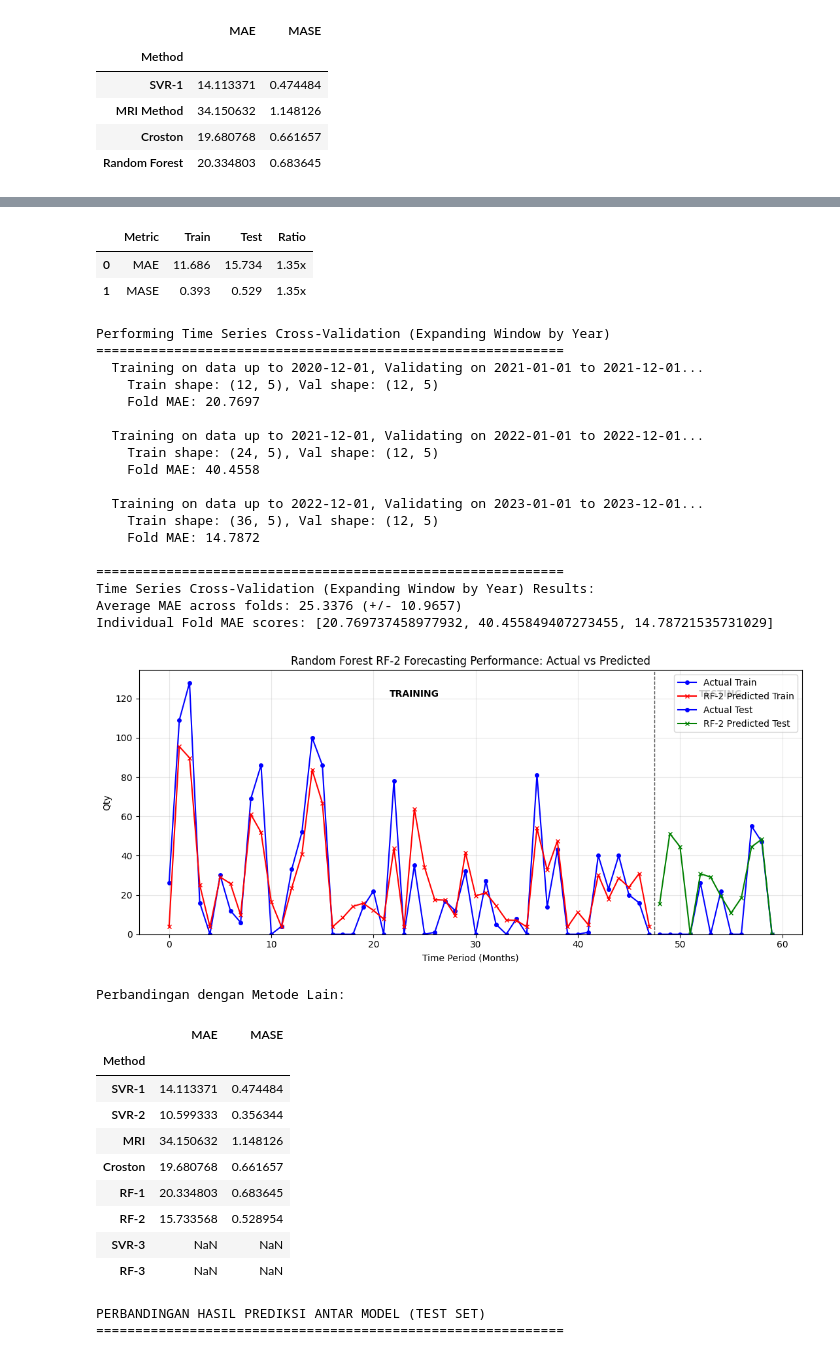
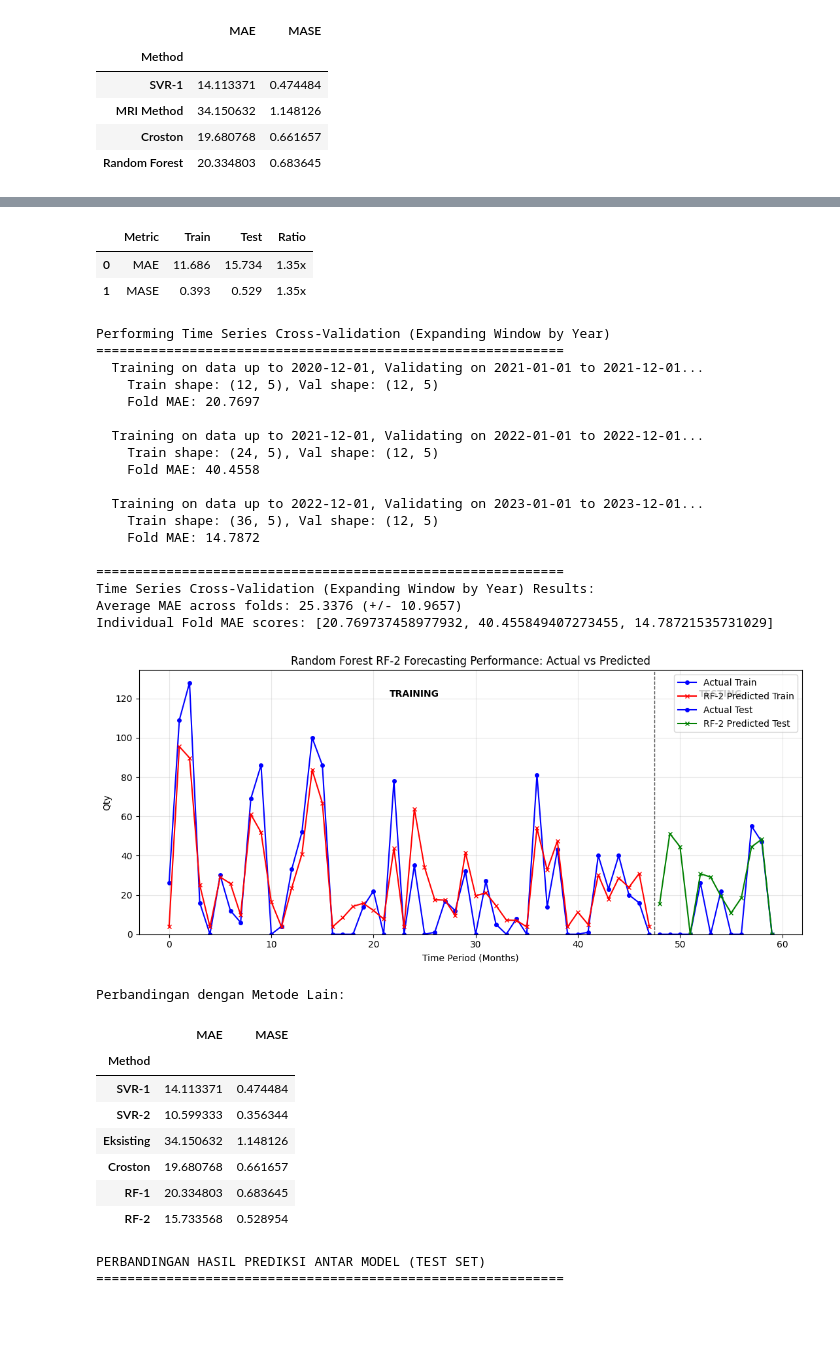
Before and after one commit to syayidal16/Tesis6032241001Syayid, a Jupyter notebook: Tesis_SVR_Forecasting_Spare_Part.ipynb, the cells around one changed output, grey strips where cells are left out. Cells and saved outputs as stored; diff of their text form; code cells hidden in the pictures; blank space fills up the shorter version.

```diff
--- a/Tesis_SVR_Forecasting_Spare_Part.ipynb
+++ b/Tesis_SVR_Forecasting_Spare_Part.ipynb
@@ -2205,16 +2205,14 @@ else:
     print("\nPerbandingan dengan Metode Lain:")
     # Ensure previous results are still in globals
     comparison_data_updated = {
-        'Method': ['SVR-1', 'SVR-2', 'MRI', 'Croston', 'RF-1', 'RF-2', 'SVR-3', 'RF-3'],
+        'Method': ['SVR-1', 'SVR-2', 'Eksisting', 'Croston', 'RF-1', 'RF-2'],
         'MAE': [
             globals().get('test_mae_svr1', np.nan),
             globals().get('test_mae_svr2', np.nan),
             globals().get('mri_mae_2024', np.nan),
             globals().get('croston_mae', np.nan),
             globals().get('rf_mae_test', np.nan),
-            globals().get('rf2_mae_test', np.nan),
-            globals().get('test_mae_svr3', np.nan),
-            globals().get('rf3_mae_test', np.nan)
+            globals().get('rf2_mae_test', np.nan)
         ],
         'MASE': [
             globals().get('test_mase_svr1', np.nan),
@@ -2222,9 +2220,7 @@ else:
             globals().get('mri_mase_2024', np.nan),
             globals().get('croston_mase', np.nan),
             globals().get('rf_mase_test', np.nan),
-            globals().get('rf2_mase_test', np.nan),
-            globals().get('test_mase_svr3', np.nan),
-            globals().get('rf3_mase_test', np.nan)
+            globals().get('rf2_mase_test', np.nan)
         ]
     }
     comparison_df_updated = pd.DataFrame(comparison_data_updated)
@@ -2247,39 +2243,37 @@ CV MAE Tuning/Train: 2.25
 
 Metrik Kinerja Random Forest RF-2:
 RF-2 Performance Metrics:
 |  | Metric | Train | Test | Ratio |
 | 0 | MAE | 11.686 | 15.734 | 1.35x |
 | 1 | MASE | 0.393 | 0.529 | 1.35x |
 Performing Time Series Cross-Validation (Expanding Window by Year)
 ============================================================
   Training on data up to 2020-12-01, Validating on 2021-01-01 to 2021-12-01...
     Train shape: (12, 5), Val shape: (12, 5)
     Fold MAE: 20.7697
 
   Training on data up to 2021-12-01, Validating on 2022-01-01 to 2022-12-01...
     Train shape: (24, 5), Val shape: (12, 5)
     Fold MAE: 40.4558
 
   Training on data up to 2022-12-01, Validating on 2023-01-01 to 2023-12-01...
     Train shape: (36, 5), Val shape: (12, 5)
     Fold MAE: 14.7872
 
 ============================================================
 Time Series Cross-Validation (Expanding Window by Year) Results:
 Average MAE across folds: 25.3376 (+/- 10.9657)
 Individual Fold MAE scores: [20.769737458977932, 40.455849407273455, 14.78721535731029]
 [figure]
 Perbandingan dengan Metode Lain:
 |  | MAE | MASE |
 | Method |  |  |
 | SVR-1 | 14.113371 | 0.474484 |
 | SVR-2 | 10.599333 | 0.356344 |
-| MRI | 34.150632 | 1.148126 |
+| Eksisting | 34.150632 | 1.148126 |
 | Croston | 19.680768 | 0.661657 |
 | RF-1 | 20.334803 | 0.683645 |
 | RF-2 | 15.733568 | 0.528954 |
-| SVR-3 | NaN | NaN |
-| RF-3 | NaN | NaN |
 # %%
 #@title Perbandingan Antar Model
 
```
Also changed, not shown: parts of 4 cells of this notebook.
